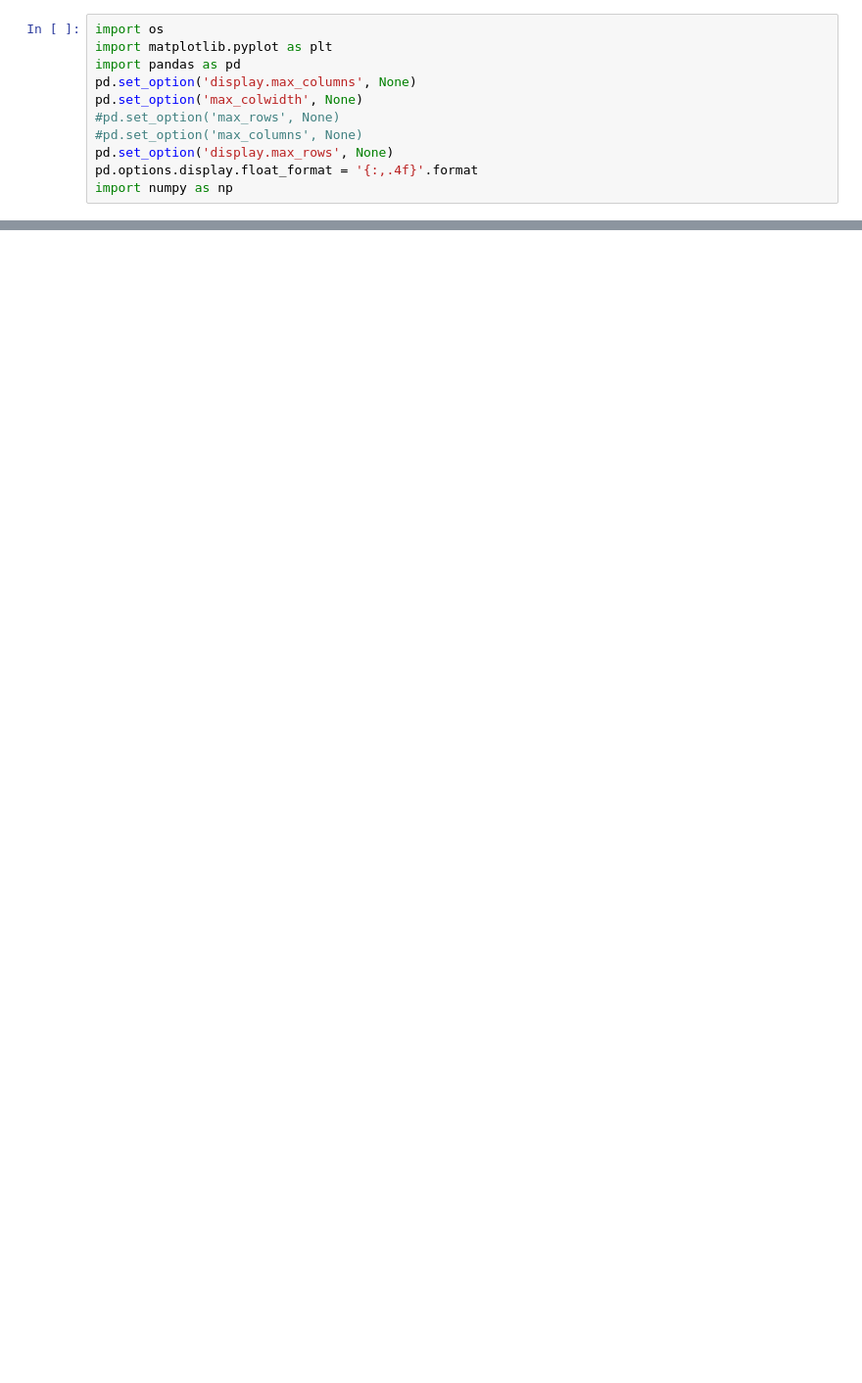
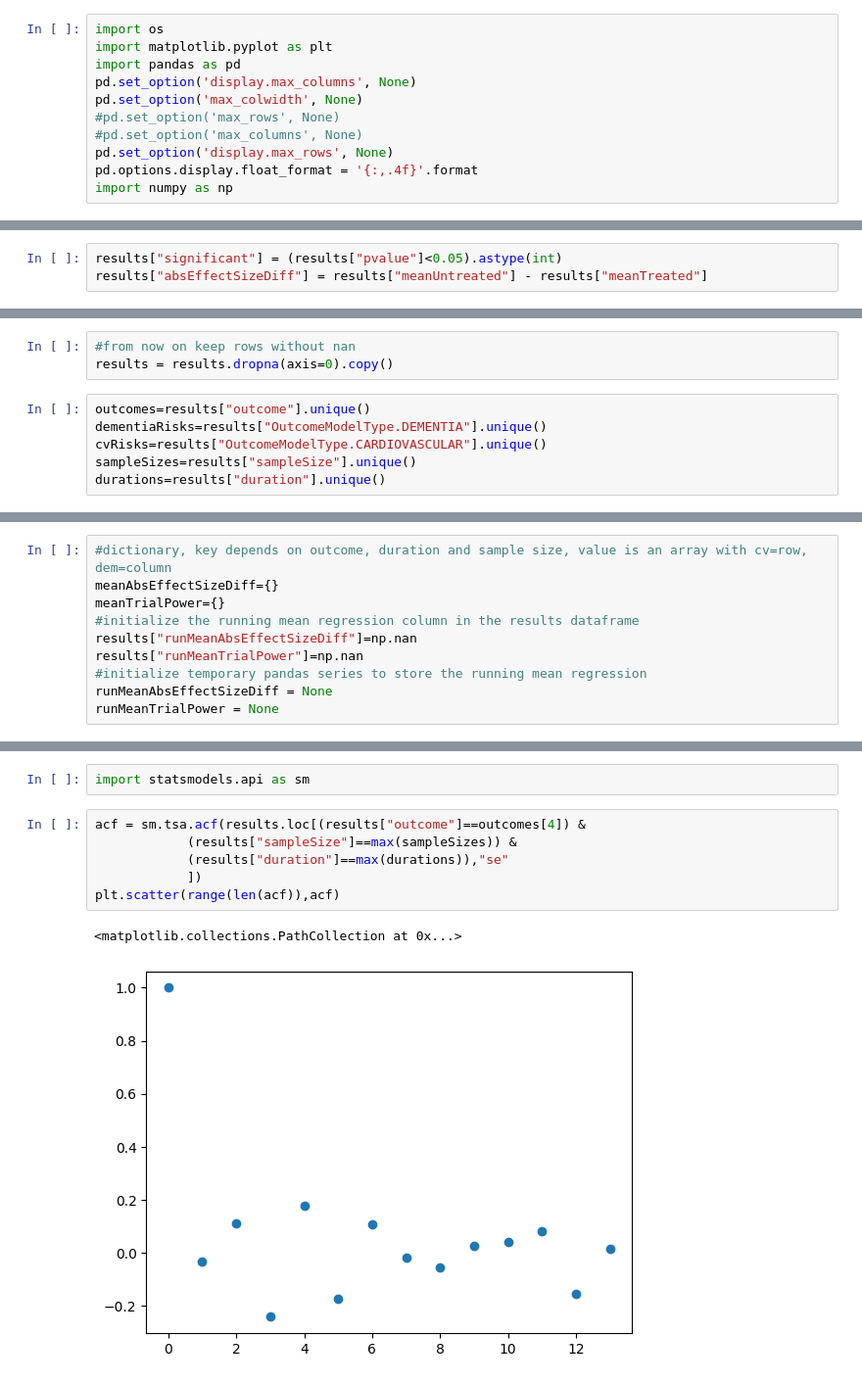
Before and after one commit to deligkaris/microsimNotebooks, a Jupyter notebook: convergenceOfTrialsetResults.ipynb, the cells around one changed output, grey strips where cells are left out. Shown at 98% size. Drawn from its saved outputs; the diff is of its cells as text; blank space fills up the shorter version.

```diff
--- a/convergenceOfTrialsetResults.ipynb
+++ b/convergenceOfTrialsetResults.ipynb
@@ -49,0 +28,3 @@ results.loc[results["sampleSize"]==50000].head(50)
+# %%
+results["significant"] = (results["pvalue"]<0.05).astype(int)
+results["absEffectSizeDiff"] = results["meanUntreated"] - results["meanTreated"]
@@ -49,0 +40,9 @@ results.loc[results["sampleSize"]==50000].head(50)
+# %%
+#from now on keep rows without nan
+results = results.dropna(axis=0).copy()
+# %%
+outcomes=results["outcome"].unique()
+dementiaRisks=results["OutcomeModelType.DEMENTIA"].unique()
+cvRisks=results["OutcomeModelType.CARDIOVASCULAR"].unique()
+sampleSizes=results["sampleSize"].unique()
+durations=results["duration"].unique()
@@ -49,0 +62,10 @@ results.loc[results["sampleSize"]==50000].head(50)
+# %%
+#dictionary, key depends on outcome, duration and sample size, value is an array with cv=row, dem=column
+meanAbsEffectSizeDiff={}
+meanTrialPower={}
+#initialize the running mean regression column in the results dataframe
+results["runMeanAbsEffectSizeDiff"]=np.nan
+results["runMeanTrialPower"]=np.nan
+#initialize temporary pandas series to store the running mean regression
+runMeanAbsEffectSizeDiff = None
+runMeanTrialPower = None
@@ -49,0 +117,11 @@ results.loc[results["sampleSize"]==50000].head(50)
+# %%
+import statsmodels.api as sm
+# %%
+acf = sm.tsa.acf(results.loc[(results["outcome"]==outcomes[4]) &
+            (results["sampleSize"]==max(sampleSizes)) &
+            (results["duration"]==max(durations)),"se"
+            ])
+plt.scatter(range(len(acf)),acf)
+# %% [output]
+<matplotlib.collections.PathCollection at 0x...>
+[figure, added]
```
Also changed, not shown: parts of 16 cells of this notebook, 4 other files.
